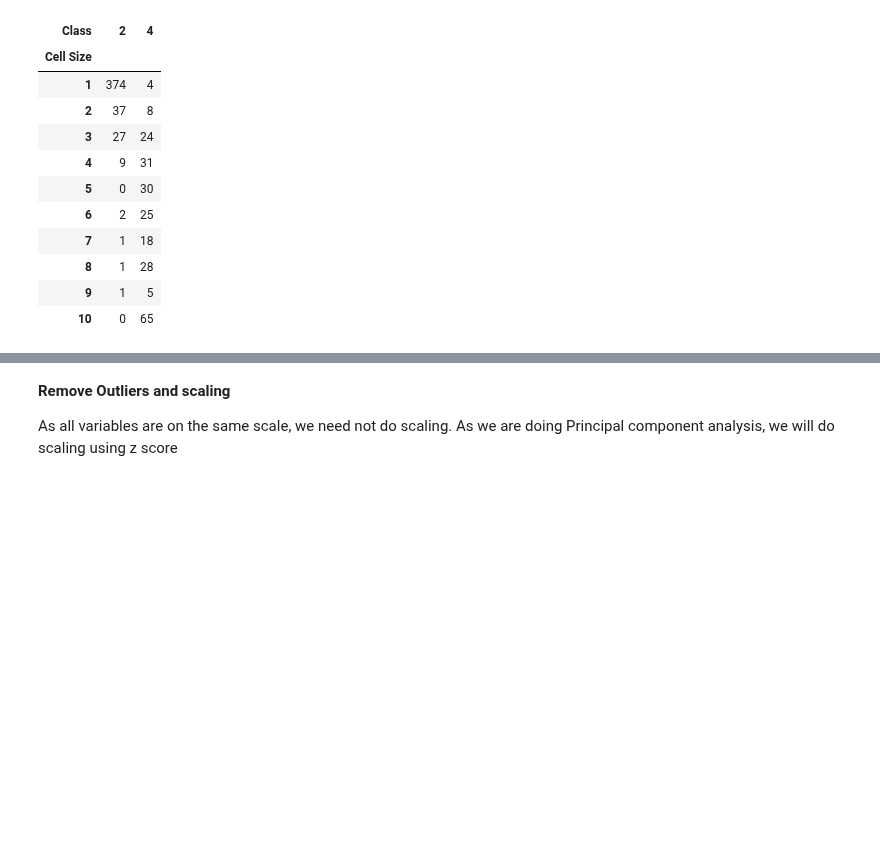
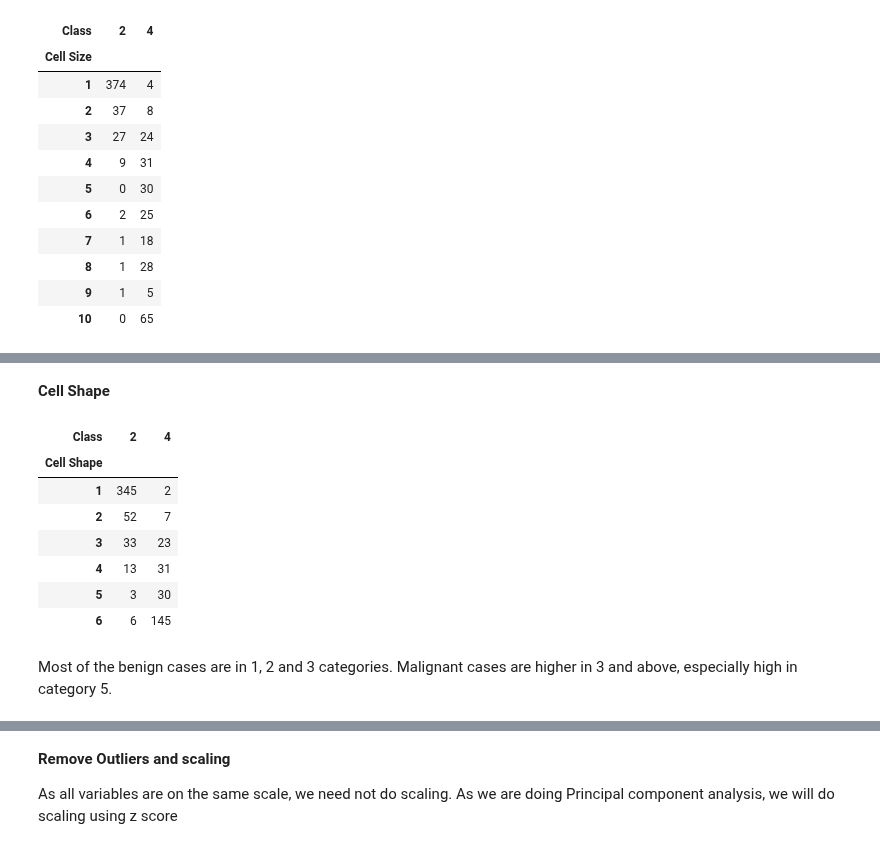
Before and after one commit to madhulathachavali/AIML, a Jupyter notebook: Breast_Cancer_Data_Analysis.ipynb, the cells around one changed output, grey strips where cells are left out. Drawn from its saved outputs; the diff is of its cells as text; code cells hidden in the pictures; blank space fills up the shorter version.

```diff
--- a/Breast_Cancer_Data_Analysis.ipynb
+++ b/Breast_Cancer_Data_Analysis.ipynb
@@ -339,0 +359,4 @@ pd.crosstab(data['Bland Chromatin'], data['Class'])
+# %%
+# Clubbing levels 3 and above together
+data['Bland Chromatin'] = np.where(data['Bland Chromatin'] >3, 3, data['Bland Chromatin'])
+pd.crosstab(data['Bland Chromatin'], data['Class'])
@@ -385 +452,16 @@ data['Cell Size'] = np.where(data['Cell Size'] >6, 6, data['Cell Size'])
+# %% [markdown]
+**Cell Shape**
+# %%
+pd.crosstab(data['Cell Shape'], data['Class'])
+# %% [output]
+| Class | 2 | 4 |
+| Cell Shape |  |  |
+| 1 | 345 | 2 |
+| 2 | 52 | 7 |
+| 3 | 33 | 23 |
+| 4 | 13 | 31 |
+| 5 | 3 | 30 |
+| 6 | 6 | 145 |
+# %% [markdown]
+Most of the benign cases are in 1, 2 and 3 categories. Malignant cases are higher in 3 and above, especially high in category 5.
 # %%
```
Also changed, not shown: parts of 32 cells of this notebook.
